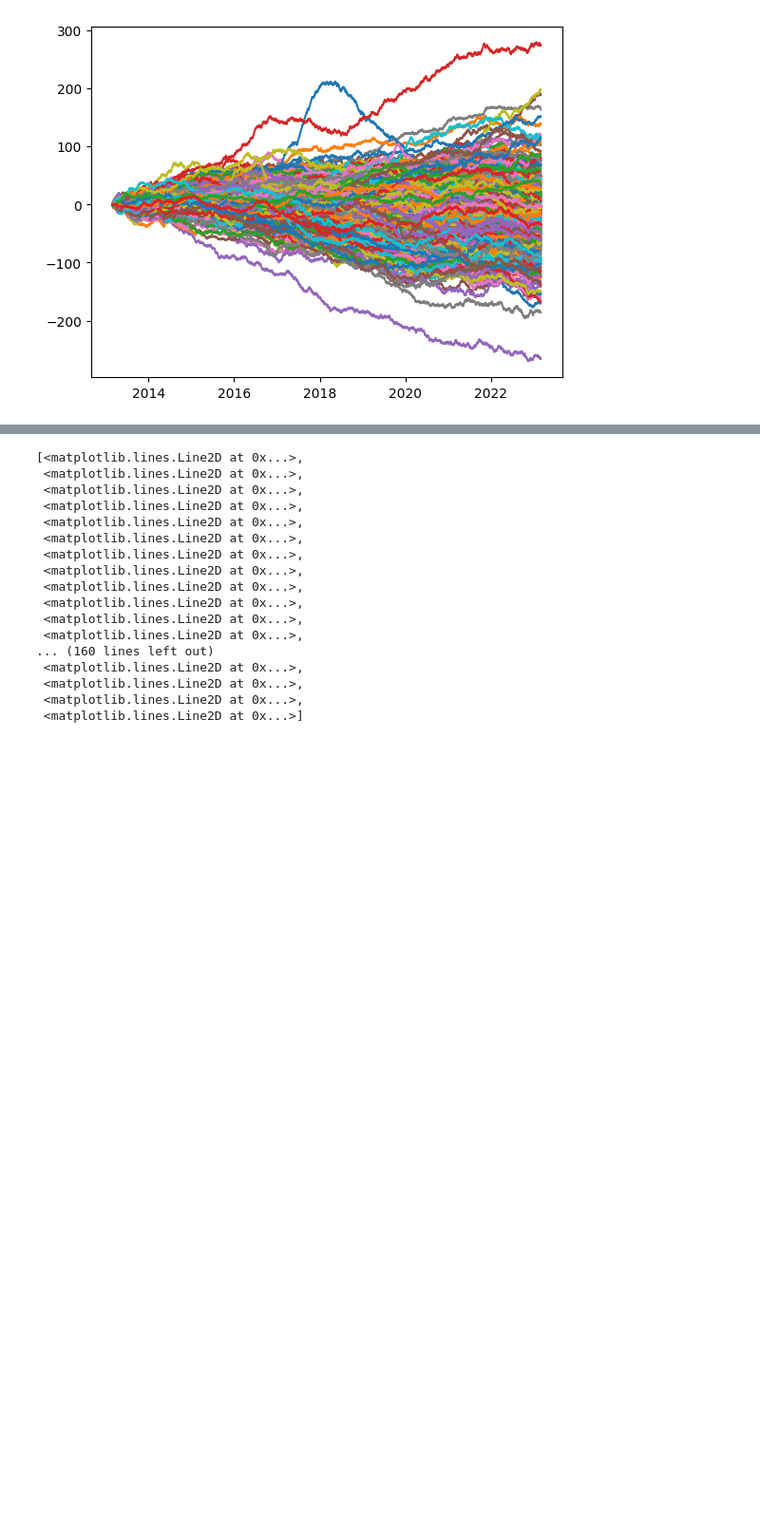
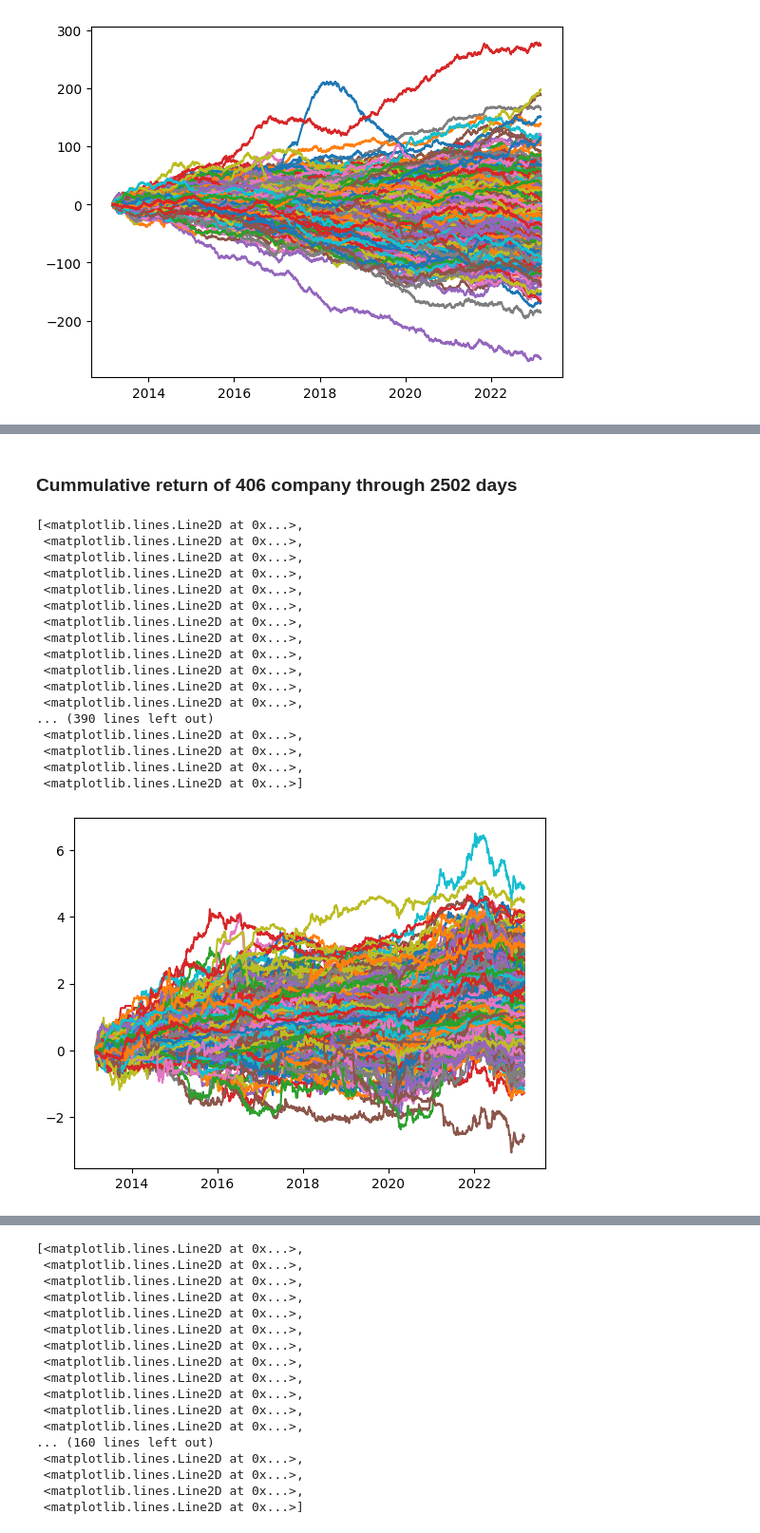
Before and after one commit to khanhtrinh2003/Financial-mathematics, a Jupyter notebook: main.ipynb, the cells around one changed output, grey strips where cells are left out. Shown at 95% size. Saved outputs shown, nothing was run; the diff lists cells and outputs as text; code cells hidden in the pictures; blank space fills up the shorter version.

```diff
--- a/main.ipynb
+++ b/main.ipynb
@@ -120,0 +131,23 @@ plt.plot(np.cumsum(vn_sign))
+# %% [markdown]
+### Cummulative return of 406 company through 2502 days
+# %%
+plt.plot(np.cumsum(vn_return))
+# %% [output]
+[<matplotlib.lines.Line2D at 0x...>,
+ <matplotlib.lines.Line2D at 0x...>,
+ <matplotlib.lines.Line2D at 0x...>,
+ <matplotlib.lines.Line2D at 0x...>,
+ <matplotlib.lines.Line2D at 0x...>,
+ <matplotlib.lines.Line2D at 0x...>,
+ <matplotlib.lines.Line2D at 0x...>,
+ <matplotlib.lines.Line2D at 0x...>,
+ <matplotlib.lines.Line2D at 0x...>,
+ <matplotlib.lines.Line2D at 0x...>,
+ <matplotlib.lines.Line2D at 0x...>,
+ <matplotlib.lines.Line2D at 0x...>,
+... (390 lines left out)
+ <matplotlib.lines.Line2D at 0x...>,
+ <matplotlib.lines.Line2D at 0x...>,
+ <matplotlib.lines.Line2D at 0x...>,
+ <matplotlib.lines.Line2D at 0x...>]
+[figure, added]
```
Also changed, not shown: parts of 6 cells of this notebook.
